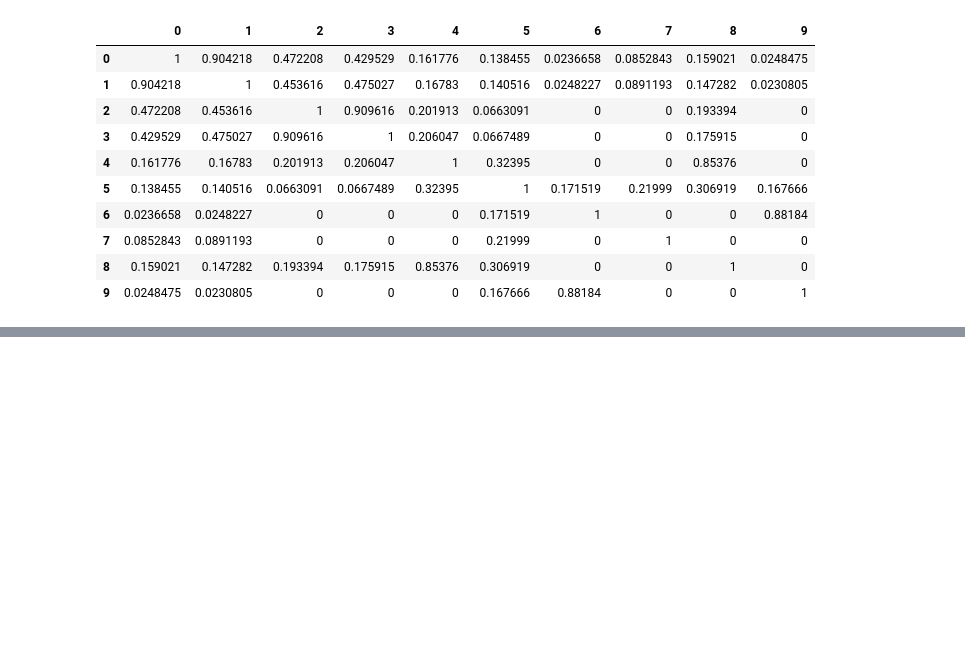
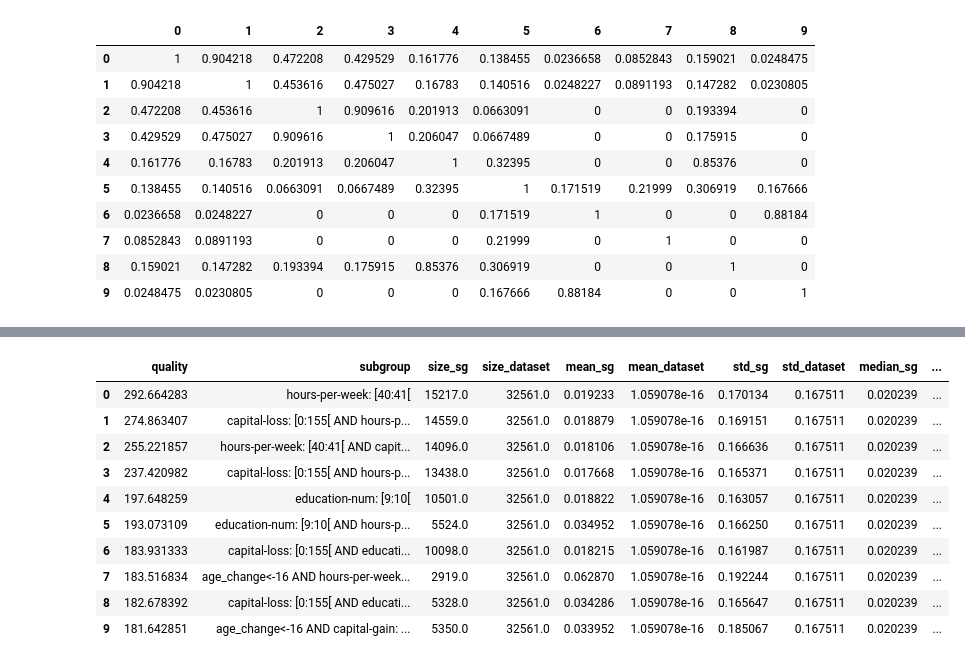
Before and after one commit to XiaoqiMa/Master-Thesis, a Jupyter notebook: Code/Jupyter-notebooks/effect_of_gender.ipynb, the cells around one changed output, grey strips where cells are left out. Saved outputs shown, nothing was run; the diff lists cells and outputs as text; code cells hidden in the pictures; blank space fills up the shorter version.

```diff
--- a/Code/Jupyter-notebooks/effect_of_gender.ipynb
+++ b/Code/Jupyter-notebooks/effect_of_gender.ipynb
@@ -117,0 +133,21 @@ ps.similarity_sgs(result, train_flip)
+# %%
+cate_features = ['education', 'occupation', 'marital-status', 'race', 'sex']
+num_features = ['age', 'hours-per-week']
+target = 'target'
+data_cate = data[cate_features]
+data_num = data[num_features]
+shuffle_num = data_shuffle[num_features]
+
+X = pd.get_dummies(data_cate, drop_first=True).join(data_num, how='inner')
+shuffle_X = pd.get_dummies(data_cate, drop_first=True).join(shuffle_num, how='inner')
+y = data[target]
+
+rf_model = RandomForestClassifier(random_state=0).fit(X, y)
+# %%
+prob = np.amax(rf_model.predict_proba(X), axis=1)
+shuff_prob = np.amax(rf_model.predict_proba(shuffle_X), axis=1)
+avg_effect = np.mean(shuff_prob) - np.mean(prob)
+# %%
+data_shuffle['age_change'] = data_shuffle['age'] - data['age']
+data_shuffle['deviation'] = (shuff_prob - prob) - avg_effect
+data_shuffle.head()
@@ -117,0 +161,5 @@ ps.similarity_sgs(result, train_flip)
+# %%
+target = ps.NumericTarget('deviation')
+search_space = ps.create_numeric_selectors(data_shuffle, ignore=['age', 'target', 'deviation'])
+task = ps.SubgroupDiscoveryTask(data_shuffle, target, search_space, qf=ps.StandardQF_numeric(1))
+result = ps.BeamSearch().execute(task)
@@ -117,0 +180,14 @@ ps.similarity_sgs(result, train_flip)
+# %%
+ps.as_df(data_shuffle, result, statistics_to_show=ps.all_statistics_numeric)
+# %% [output]
+|  | quality | subgroup | size_sg | size_dataset | mean_sg | mean_dataset | std_sg | std_dataset | median_sg | ... |
+| 0 | 292.664283 | hours-per-week: [40:41[ | 15217.0 | 32561.0 | 0.019233 | 1.059078e-16 | 0.170134 | 0.167511 | 0.020239 | ... |
+| 1 | 274.863407 | capital-loss: [0:155[ AND hours-p... | 14559.0 | 32561.0 | 0.018879 | 1.059078e-16 | 0.169151 | 0.167511 | 0.020239 | ... |
+| 2 | 255.221857 | hours-per-week: [40:41[ AND capit... | 14096.0 | 32561.0 | 0.018106 | 1.059078e-16 | 0.166636 | 0.167511 | 0.020239 | ... |
+| 3 | 237.420982 | capital-loss: [0:155[ AND hours-p... | 13438.0 | 32561.0 | 0.017668 | 1.059078e-16 | 0.165371 | 0.167511 | 0.020239 | ... |
+| 4 | 197.648259 | education-num: [9:10[ | 10501.0 | 32561.0 | 0.018822 | 1.059078e-16 | 0.163057 | 0.167511 | 0.020239 | ... |
+| 5 | 193.073109 | education-num: [9:10[ AND hours-p... | 5524.0 | 32561.0 | 0.034952 | 1.059078e-16 | 0.166250 | 0.167511 | 0.020239 | ... |
+| 6 | 183.931333 | capital-loss: [0:155[ AND educati... | 10098.0 | 32561.0 | 0.018215 | 1.059078e-16 | 0.161987 | 0.167511 | 0.020239 | ... |
+| 7 | 183.516834 | age_change<-16 AND hours-per-week... | 2919.0 | 32561.0 | 0.062870 | 1.059078e-16 | 0.192244 | 0.167511 | 0.020239 | ... |
+| 8 | 182.678392 | capital-loss: [0:155[ AND educati... | 5328.0 | 32561.0 | 0.034286 | 1.059078e-16 | 0.165647 | 0.167511 | 0.020239 | ... |
+| 9 | 181.642851 | age_change<-16 AND capital-gain: ... | 5350.0 | 32561.0 | 0.033952 | 1.059078e-16 | 0.185067 | 0.167511 | 0.020239 | ... |
```
Also changed, not shown: parts of 7 cells of this notebook, 3 other files.
